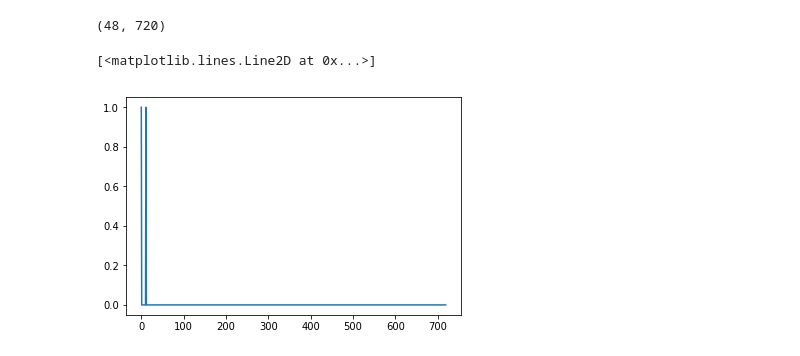
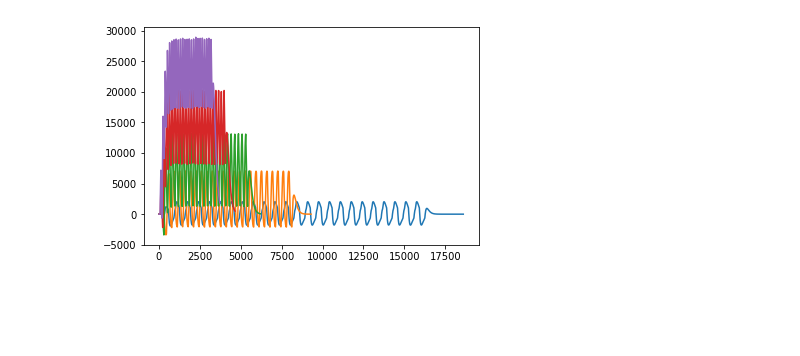
Before and after one commit to adityasinha379/FlyBrainProject, a Jupyter notebook: InputProcessor.ipynb, the cells around one changed output. Cells and saved outputs as stored; diff of their text form; code cells hidden in the pictures; blank space fills up the shorter version.

```diff
--- a/InputProcessor.ipynb
+++ b/InputProcessor.ipynb
@@ -144,29 +17,6 @@ plt.plot(avdu_out[0,:])
-# %%
-import numpy as np
-
-def create_input(angular_velocity,t, bar_width=11.5,  H=48, V=32, field = 180):
-    ommatidia_field = field/H
-    dt = t[1]-t[0]
-    bar = np.zeros((H,len(t)))
-    for i in range(H):
-        bar[i,int(i*(ommatidia_field/angular_velocity)/dt)] = 1
-        #print(i*(ommatidia_field/angular_velocity)/dt)
-        #print(i/dt*ommatidia_field/angular_velocity+(bar_width/angular_velocity)/dt)
-        bar[i,int(i/dt*ommatidia_field/angular_velocity+(bar_width/angular_velocity)/dt)] = 1
-    return bar
-angular_velocity = 10000
-dt=1e-4
-t_end = 2*360/angular_velocity
-t = np.arange(0,t_end,dt)
-a = create_input(angular_velocity,t)
-#print(a[0,0,:])
-print(np.shape(a))
-import matplotlib.pyplot as plt
-#plt.plot(delay(x,10,0.1)[1,:])
-plt.plot(np.transpose(a[0,:]))
-#plt.plot(np.transpose(a[1,0,:]))
-#plt.plot(np.transpose(a[2,0,:]))
-# %% [output]
-(48, 720)
-[<matplotlib.lines.Line2D at 0x...>]
-[figure, removed]
+# %%
+for i in range(5):
+    pos_out, avdu_out = process_input((i+1)*200)
+    plt.plot(avdu_out[1,:])
+# %% [output]
+[figure, added]
```
Also changed, not shown: parts of 10 cells of this notebook, 4 other files.
